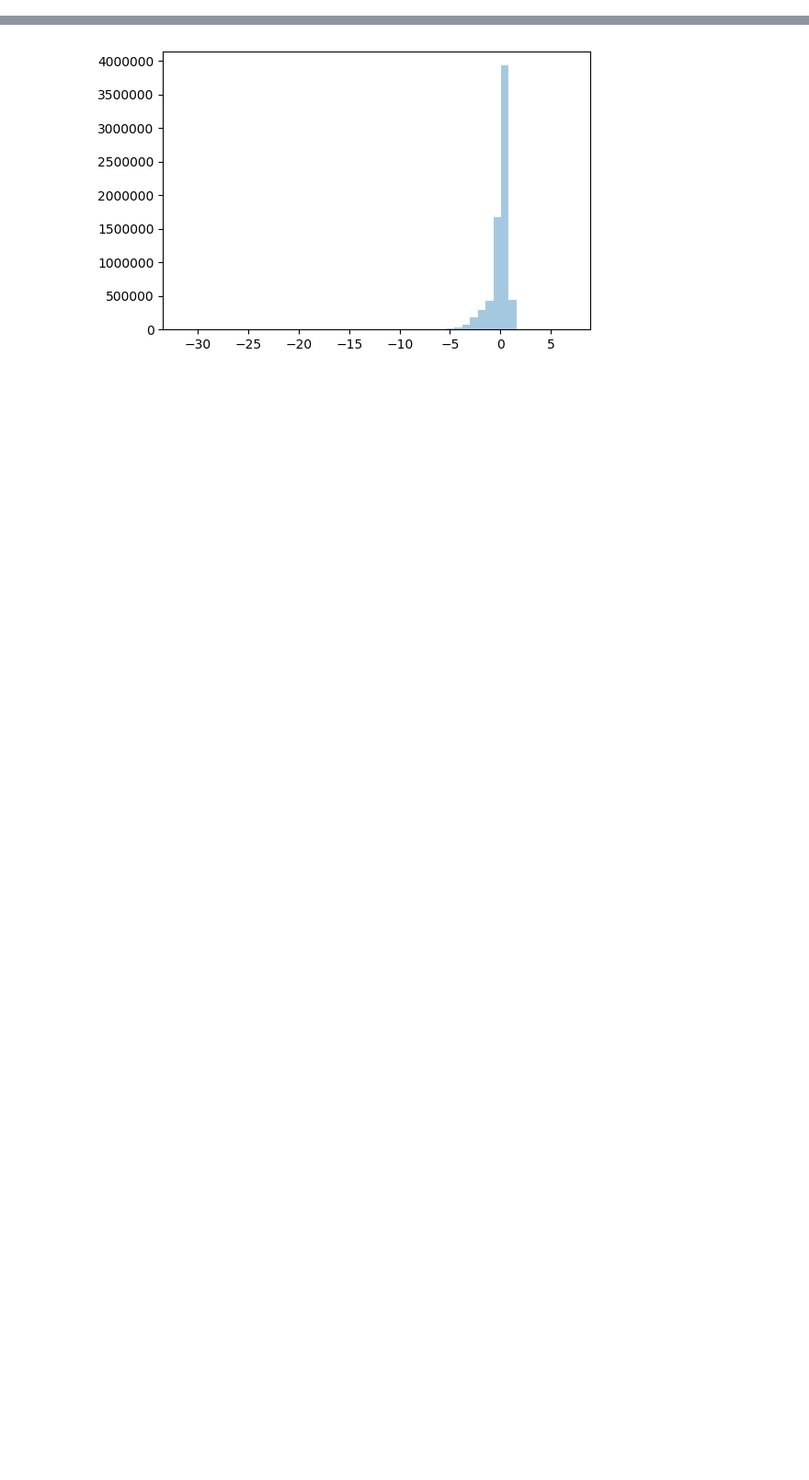
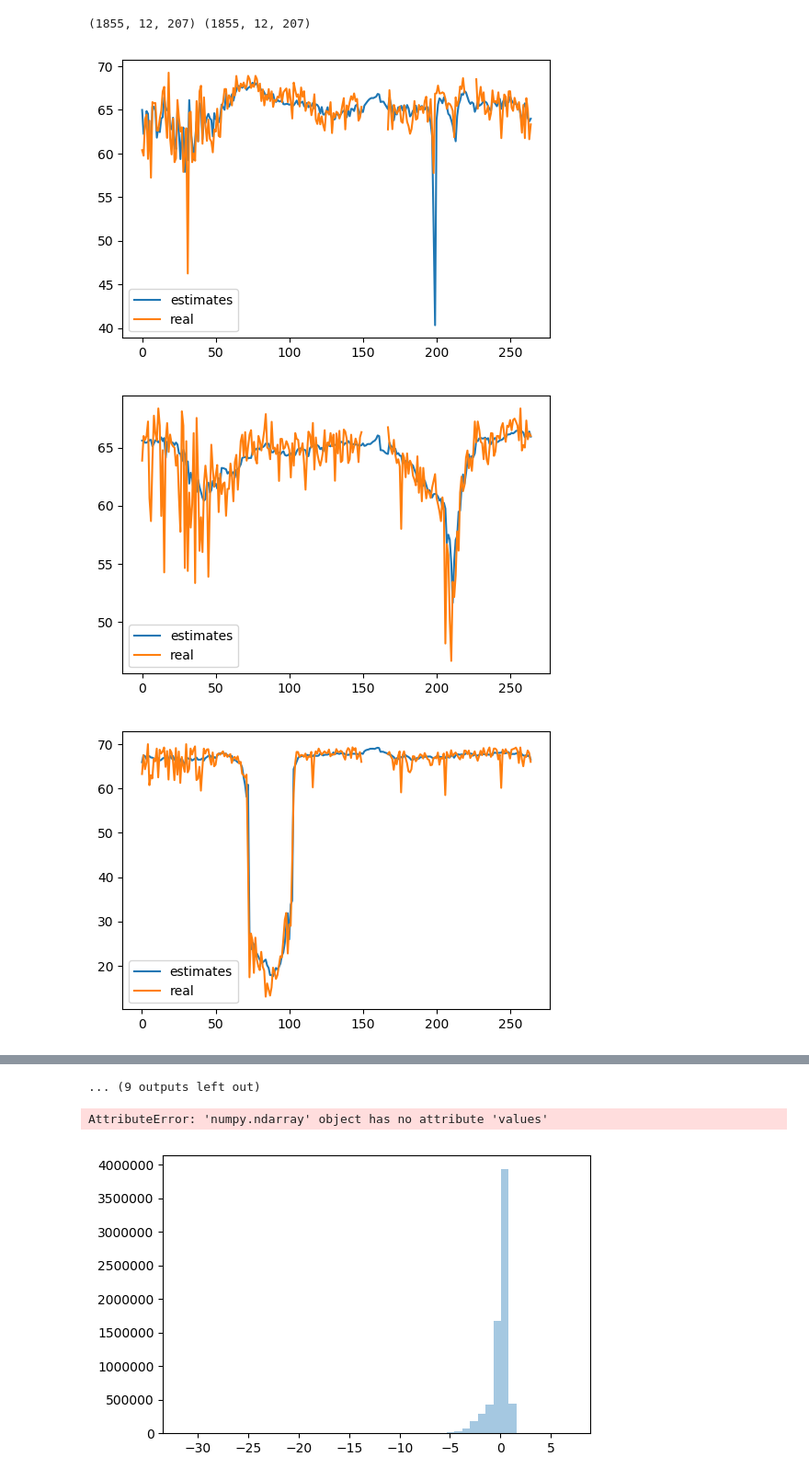
Before and after one commit to shawnwan47/ST_Attention, a Jupyter notebook: Untitled.ipynb, the cells around one changed output, grey strips where cells are left out. Shown at 92% size. Cells and saved outputs as stored; diff of their text form; code cells hidden in the pictures; blank space fills up the shorter version.

```diff
--- a/Untitled.ipynb
+++ b/Untitled.ipynb
@@ -21,0 +53,17 @@ bjm = Loader.BJLoader('metro')
+# %%
+day_size = 1855 // 7
+output = outputs[:day_size, 0]
+target = targets[:day_size, 0]
+print(outputs.shape, targets.shape)
+for i in range(20):
+    output_i = output[:, i]
+    target_i = target[:, i]
+    plt.plot(output_i, label='estimates')
+    plt.plot(target_i, label='real')
+    plt.legend()
+    plt.show()
+# %% [output]
+(1855, 12, 207) (1855, 12, 207)
+[figure, added]
+[figure, added]
+[figure, added]
@@ -22,3 +78,9 @@ bjm = Loader.BJLoader('metro')
+... (9 outputs left out)
+# %%
+def scale(ts):
+    return (ts - ts.mean()) / (ts.std() + 1e-8)
+# %% [output]
+AttributeError: 'numpy.ndarray' object has no attribute 'values'
 # %%
 ts_la = la.load_ts()
 ts_bjh = bjh.load_ts()
```
Also changed, not shown: parts of 4 cells of this notebook, 8 other files.
